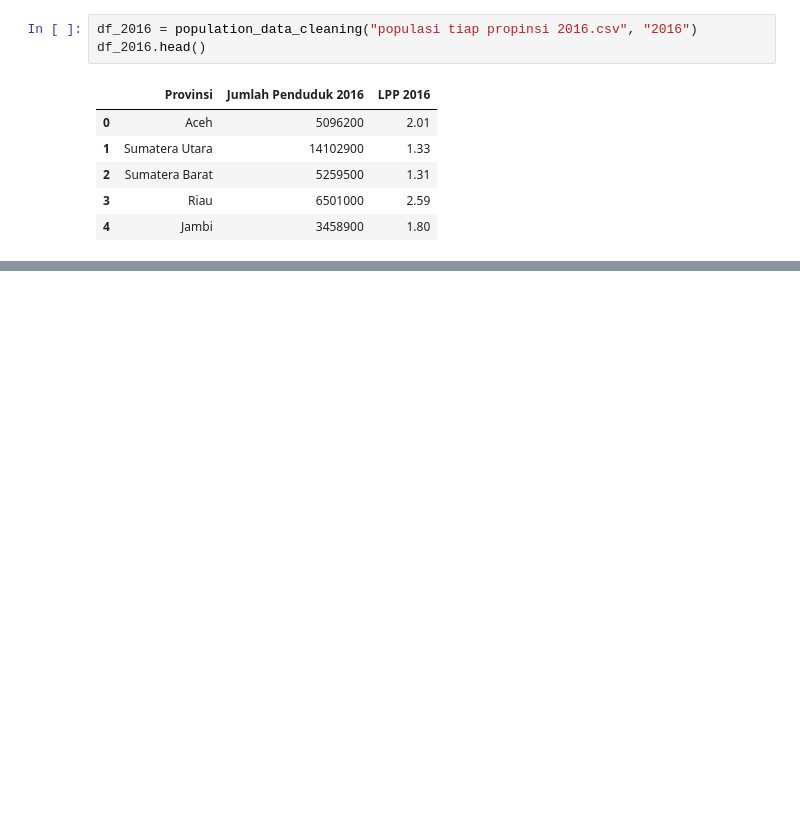
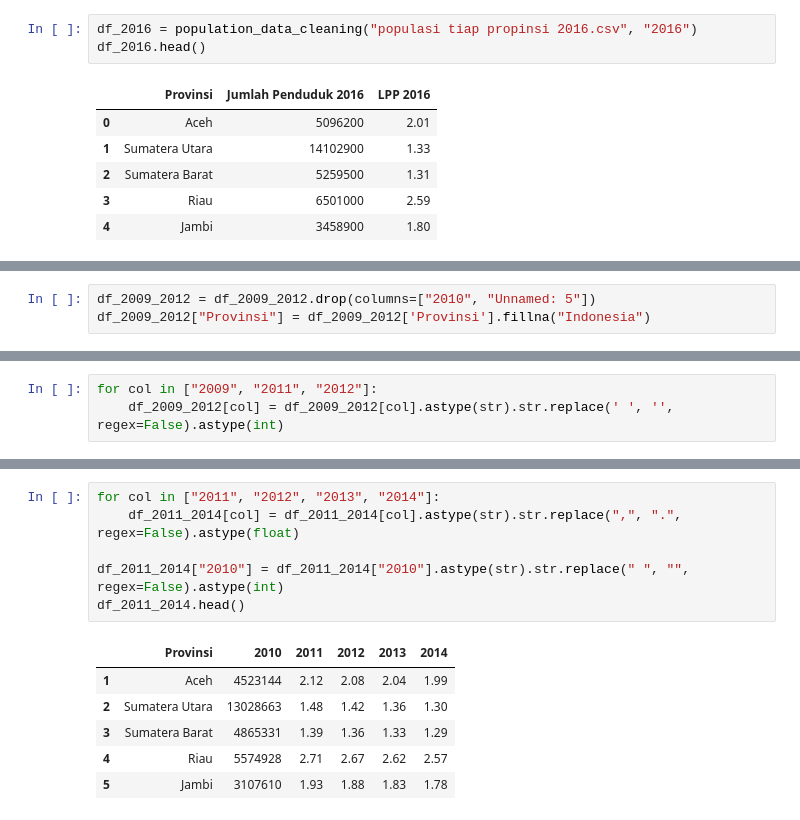
Before and after one commit to fariz-armesta/hospital-bed-forecast, a Jupyter notebook: notebooks/01B_population_cleaning.ipynb, the cells around one changed output, grey strips where cells are left out. Cells and saved outputs as stored; diff of their text form; blank space fills up the shorter version.

```diff
--- a/notebooks/01B_population_cleaning.ipynb
+++ b/notebooks/01B_population_cleaning.ipynb
@@ -183,0 +195,3 @@ str
+# %%
+df_2009_2012 = df_2009_2012.drop(columns=["2010", "Unnamed: 5"])
+df_2009_2012["Provinsi"] = df_2009_2012['Provinsi'].fillna("Indonesia")
@@ -183,0 +207,3 @@ str
+# %%
+for col in ["2009", "2011", "2012"]:
+    df_2009_2012[col] = df_2009_2012[col].astype(str).str.replace(' ', '', regex=False).astype(int)
@@ -183,0 +230,13 @@ str
+# %%
+for col in ["2011", "2012", "2013", "2014"]:
+    df_2011_2014[col] = df_2011_2014[col].astype(str).str.replace(",", ".", regex=False).astype(float)
+
+df_2011_2014["2010"] = df_2011_2014["2010"].astype(str).str.replace(" ", "", regex=False).astype(int)
+df_2011_2014.head()
+# %% [output]
+|  | Provinsi | 2010 | 2011 | 2012 | 2013 | 2014 |
+| 1 | Aceh | 4523144 | 2.12 | 2.08 | 2.04 | 1.99 |
+| 2 | Sumatera Utara | 13028663 | 1.48 | 1.42 | 1.36 | 1.30 |
+| 3 | Sumatera Barat | 4865331 | 1.39 | 1.36 | 1.33 | 1.29 |
+| 4 | Riau | 5574928 | 2.71 | 2.67 | 2.62 | 2.57 |
+| 5 | Jambi | 3107610 | 1.93 | 1.88 | 1.83 | 1.78 |
```
Also changed, not shown: parts of 7 cells of this notebook.
